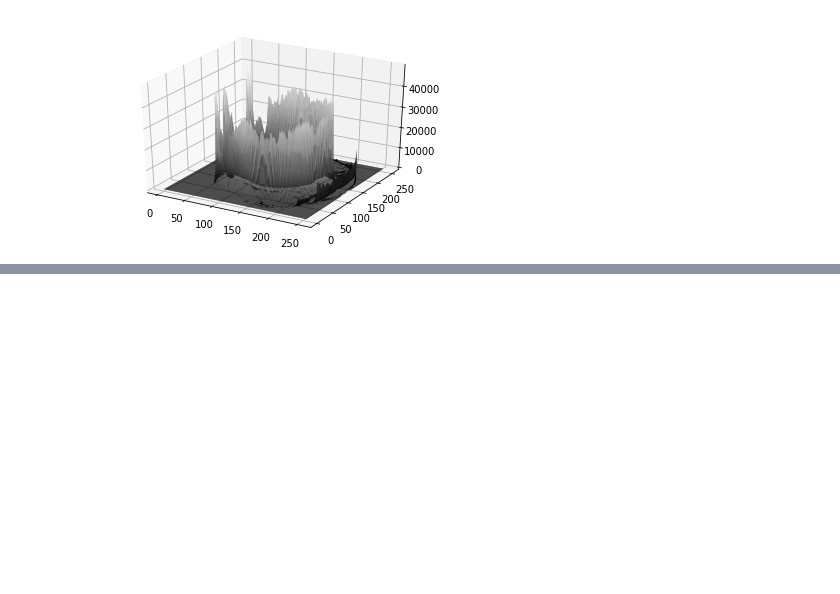
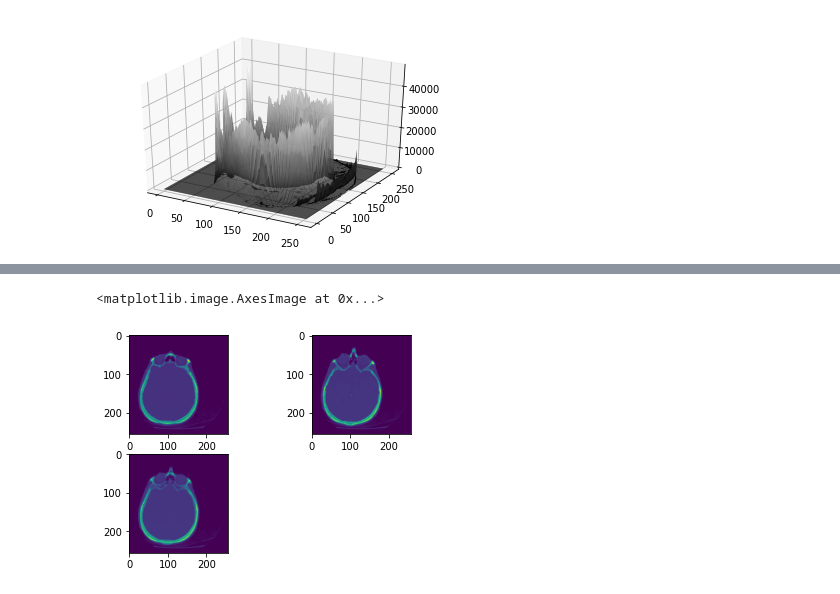
Before and after one commit to liadmagen/MedicalImageProcessingCourse, a Jupyter notebook: medImgproc_00_working_with_images.ipynb, the cells around one changed output, grey strips where cells are left out. Saved outputs shown, nothing was run; the diff lists cells and outputs as text; code cells hidden in the pictures; blank space fills up the shorter version.

```diff
--- a/medImgproc_00_working_with_images.ipynb
+++ b/medImgproc_00_working_with_images.ipynb
@@ -105,0 +151,17 @@ from skimage.io import imread
+# %%
+alpha = 0.5
+beta = (1.0 - alpha)
+img1 = data.brain()[0]
+img2 = data.brain()[5]
+dst = cv.addWeighted(img1, alpha, img2, beta, 0.0)
+
+plt.figure(1)
+plt.subplot(221)
+plt.imshow(img1)
+plt.subplot(222)
+plt.imshow(img2)
+plt.subplot(223)
+plt.imshow(dst)
+# %% [output]
+<matplotlib.image.AxesImage at 0x...>
+[figure, added]
```
Also changed, not shown: parts of 35 cells of this notebook.
